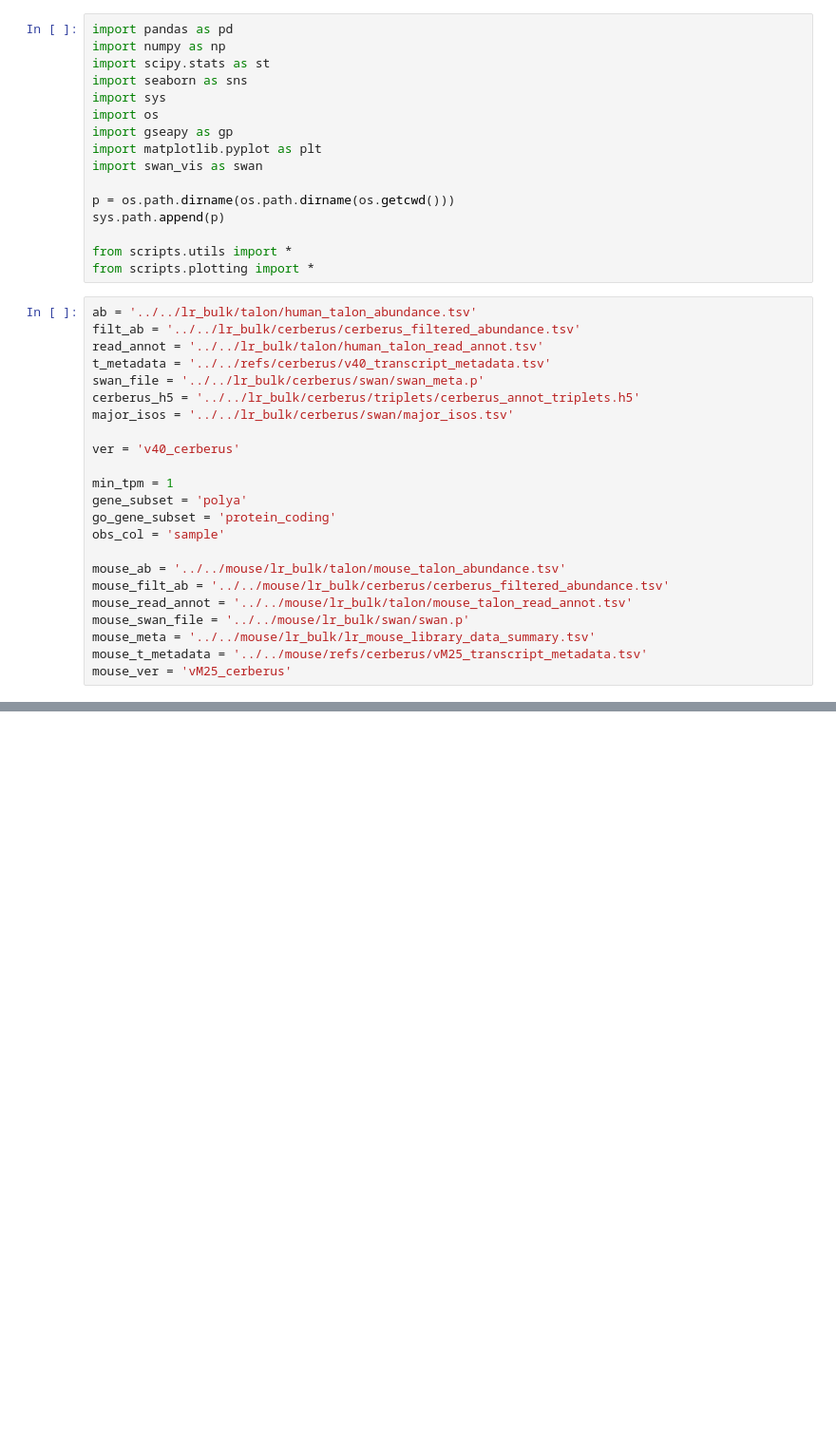
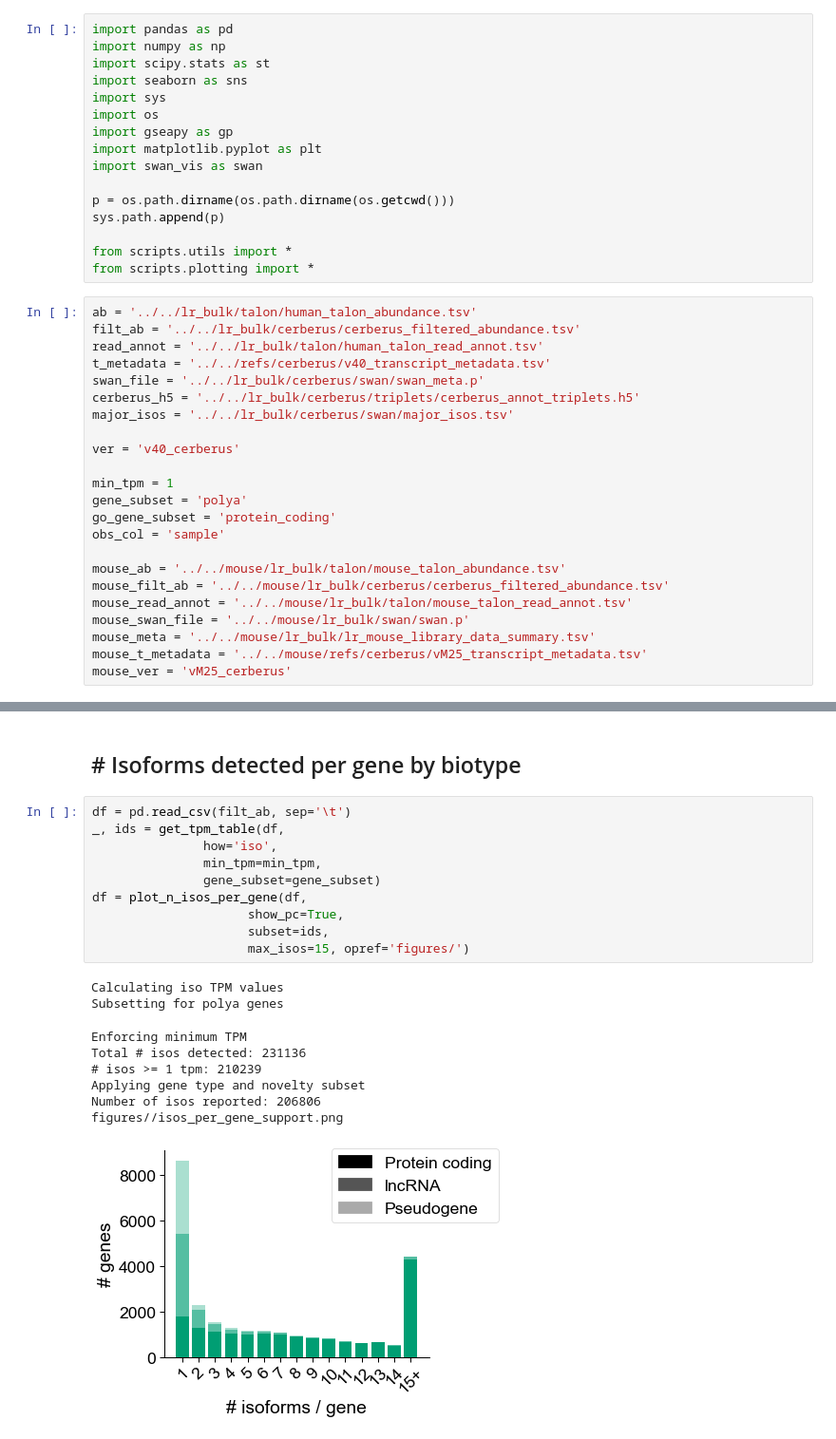
Before and after one commit to fairliereese/rnawg, a Jupyter notebook: figures/fig_s4_triplet_features/fig_s4.ipynb, the cells around one changed output, grey strips where cells are left out. Shown at 95% size. Saved outputs shown, nothing was run; the diff lists cells and outputs as text; blank space fills up the shorter version.

```diff
--- a/figures/fig_s4_triplet_features/fig_s4.ipynb
+++ b/figures/fig_s4_triplet_features/fig_s4.ipynb
@@ -170,0 +141,22 @@ Number of tess reported: 74318
+# %% [markdown]
+## # Isoforms detected per gene by biotype
+# %%
+df = pd.read_csv(filt_ab, sep='\t')
+_, ids = get_tpm_table(df,
+               how='iso',
+               min_tpm=min_tpm,
+               gene_subset=gene_subset)
+df = plot_n_isos_per_gene(df,
+                     show_pc=True,
+                     subset=ids,
+                     max_isos=15, opref='figures/')
+# %% [output]
+Calculating iso TPM values
+Subsetting for polya genes
+Enforcing minimum TPM
+Total # isos detected: 231136
+# isos >= 1 tpm: 210239
+Applying gene type and novelty subset
+Number of isos reported: 206806
+figures//isos_per_gene_support.png
+[figure, added]
```
Also changed, not shown: parts of 13 cells of this notebook, 12 other files.
